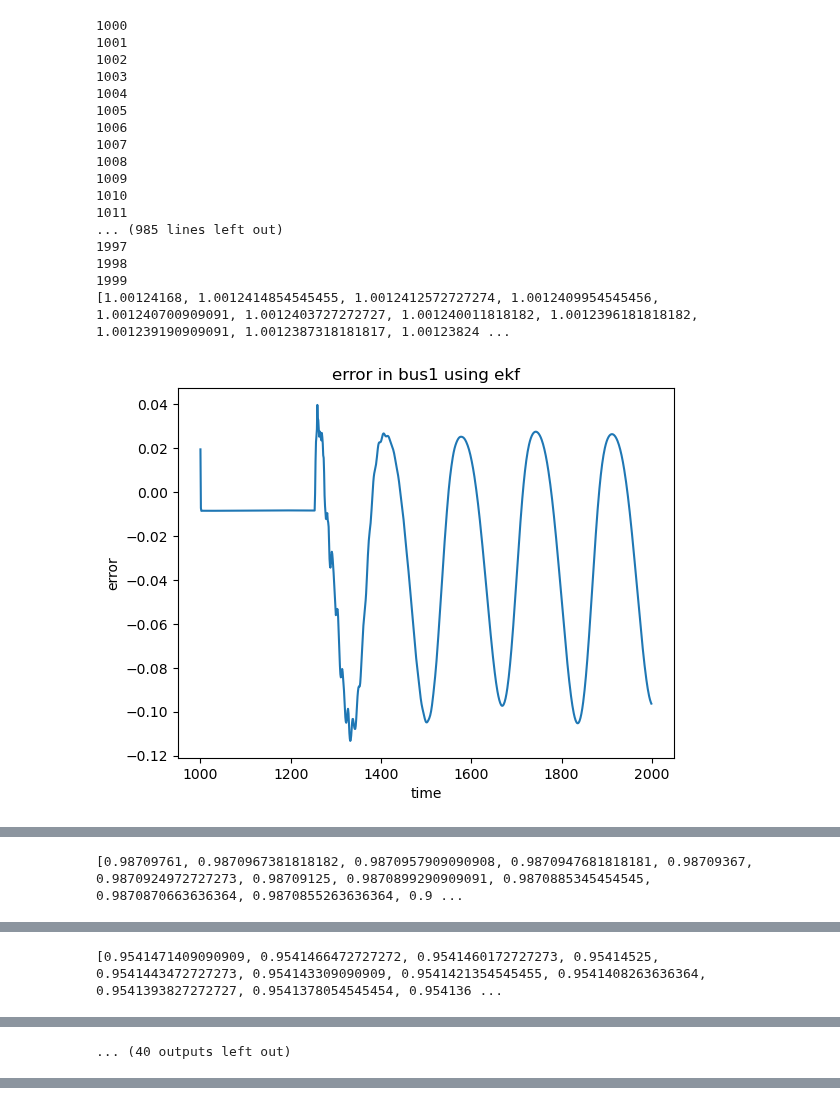
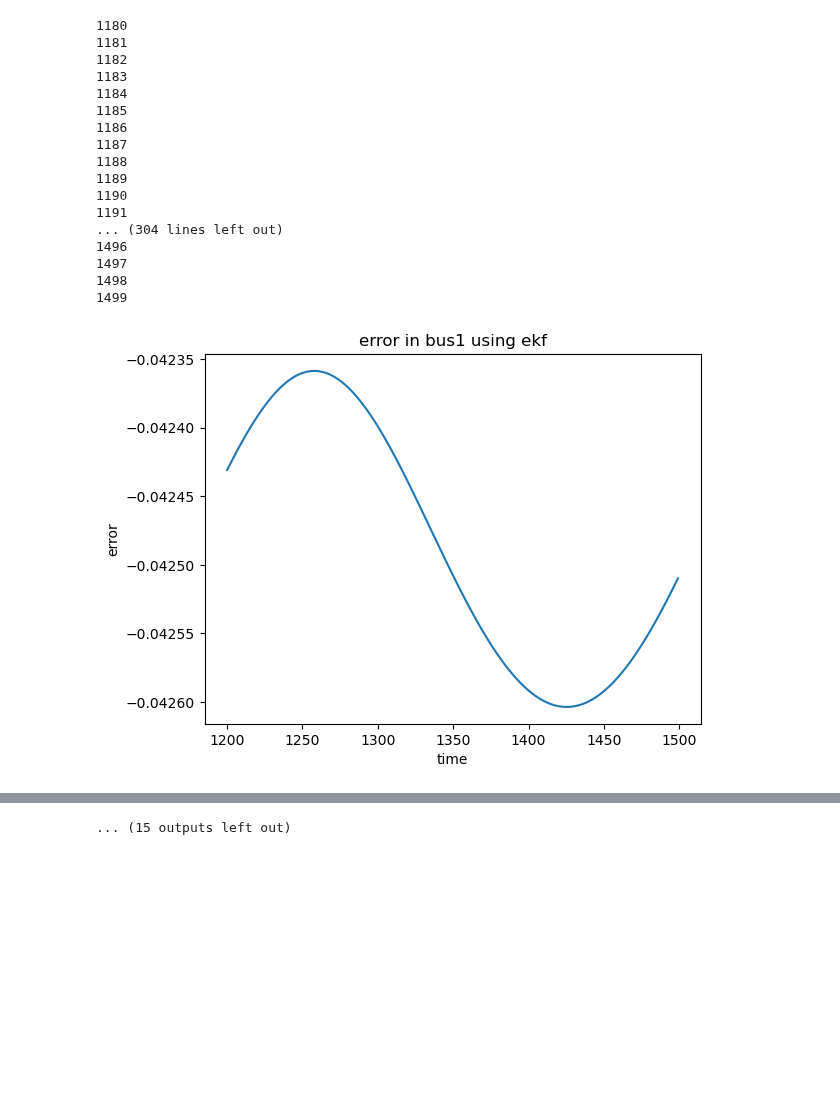
Before and after one commit to ayush-thakur/DSE_IEEE_14_bus, a Jupyter notebook: DSE_EKF_2.ipynb, the cells around one changed output, grey strips where cells are left out. Cells and saved outputs as stored; diff of their text form; code cells hidden in the pictures; blank space fills up the shorter version.

```diff
--- a/DSE_EKF_2.ipynb
+++ b/DSE_EKF_2.ipynb
@@ -378,7 +378,7 @@ def Hx(x):
 
     return h
 # %%
-Pi= pd.read_csv("data/PQ_fault_modified3.csv")
+Pi= pd.read_csv("data/validation_measurement2_modified2.csv")
 nbus=14;
 Pi= Pi.to_numpy();
 
@@ -386,7 +386,7 @@ num=14
 
 
 # The main code for state estimation using EKF
-
+zdata = zdatas(1)
 V = np.ones((nbus,1)) # Initialize the bus voltages..
 del1 = np.zeros((nbus,1)); # Initialize the bus angles..
 
@@ -403,7 +403,8 @@ ekf.x = initial_state
 ekf.P = initial_covariance # Initial covariance matrix
 
 ekf.Q =np.eye(27)*0.01# Process noise covariance matrix
-ekf.R = np.eye(41)*1e-5 # Measurement noise covariance matrix
+ekf.R = np.eye(41)*1e-4 # Measurement noise covariance matrix
+ekf.R= np.diagflat(zdata[:,5])*1e-2
 def f(x, dt):
     F = np.identity(27)
     return F @ x
@@ -411,14 +412,14 @@ def f(x, dt):
 x_g=[]
 y_g=[]
 y_error=[]
-df=pd.read_csv("data/Vrms_fault3.csv")
+df=pd.read_csv("data/validation_states2.csv")
 y_actual=[]
 c1=0
 for i2 in range(14):
     y_g.append([])
     y_error.append([])
     y_actual.append([])
-for i in range (1000,2000):
+for i in range (1180,1400):
     print(i)
     zdata = zdatas(i)
     z = zdata[:,2]
@@ -453,14 +454,14 @@ for i in range (1000,2000):
 
     # plot.figure()
 
-    if(i>=910):
+    if(i>=1200):
         for i1 in range(0,14):
             if(i1==6):
                 continue
             y11=ekf.x[13+i1]
             y_g[i1].append(y11.item())
-            y_error[i1].append((df[f'Subsystem #1|CTLs|Vars|Vrms_{i1+1}'][c1]/11)-y_g[i1][c1])
-            y_actual[i1].append(df[f'Subsystem #1|CTLs|Vars|Vrms_{i1+1}'][c1]/11)
+            y_error[i1].append((df[f'Subsystem #1|CTLs|Vars|Vrms_{i1+1}'][i]/11)-y_g[i1][c1])
+            y_actual[i1].append(df[f'Subsystem #1|CTLs|Vars|Vrms_{i1+1}'][i]/11)
 
         x_g.append(i)
 
@@ -491,57 +492,50 @@ for i2 in range(14):
     # plot.plot(x_g,y_g[i2],label=f'bus {i2}')
     if(i2==6):
         continue
-    print(y_actual[i2][200:])
+    # print(y_actual[i2][200:])
     plot.plot(x_g,y_error[i2],label=f"error")
     ax=plot.gca()
     # ax.set_ylim(-0.001756675,-0.001756650)
     plot.title(f'error in bus{i2+1} using ekf')
     plot.xlabel('time')
     plot.ylabel('error')
     plot.show()
     plot.plot(x_g,y_actual[i2],label=f"actual")
     plot.plot(x_g,y_g[i2],label=f"predicted")
     ax=plot.gca()
     # ax.set_ylim(0.93,1.07)
     plot.title(f'actual and predicted in bus{i2+1} using ekf')
     plot.xlabel('time')
     plot.ylabel('voltage magnitude')
     plot.legend()
     plot.show()
 
 
-    plot.plot(x_g,y_actual[i2],label=f"actual")
-    ax=plot.gca()
-    # ax.set_ylim(0.93,1.07)
-    plot.title(f'actual in bus{i2+1} using ekf')
-    plot.xlabel('time')
-    plot.ylabel('voltage magnitude')
-    plot.legend()
-    plot.show()
+
 # plot.plot(x_g,y_g[3],label="measured")
 # plot.plot(x_g,y_actual,label="actual")
 # plot.plot(x_g,y_error,label="error")
 # plot.title('voltage of all buses with time in EKF')
 # plot.xlabel('time')
 # plot.ylabel('voltage')
 # plot.legend(bbox_to_anchor=(1.05,1),loc='upper left', borderaxespad=0)
 # plot.show()
 # %% [output]
-1000
-1001
-1002
-1003
-1004
-1005
-1006
-1007
-1008
-1009
-1010
-1011
-... (985 lines left out)
-1997
-1998
-1999
-[1.00124168, 1.0012414854545455, 1.0012412572727274, 1.0012409954545456, 1.001240700909091, 1.0012403727272727, 1.001240011818182, 1.0012396181818182, 1.001239190909091, 1.0012387318181817, 1.00123824 ...
+1180
+1181
+1182
+1183
+1184
+1185
+1186
+1187
+1188
+1189
+1190
+1191
+... (304 lines left out)
+1496
+1497
+1498
+1499
-[figure, old version]
+[figure, new version]
@@ -550 +543,0 @@ for i2 in range(14):
-[0.98709761, 0.9870967381818182, 0.9870957909090908, 0.9870947681818181, 0.98709367, 0.9870924972727273, 0.98709125, 0.9870899290909091, 0.9870885345454545, 0.9870870663636364, 0.9870855263636364, 0.9 ...
@@ -554 +546,0 @@ for i2 in range(14):
-[0.9541471409090909, 0.9541466472727272, 0.9541460172727273, 0.95414525, 0.9541443472727273, 0.954143309090909, 0.9541421354545455, 0.9541408263636364, 0.9541393827272727, 0.9541378054545454, 0.954136 ...
@@ -558 +549,0 @@ for i2 in range(14):
-... (40 outputs left out)
@@ -558,0 +552 @@ for i2 in range(14):
+... (15 outputs left out)
```
Also changed, not shown: parts of 1 cell of this notebook, 3 other files.
